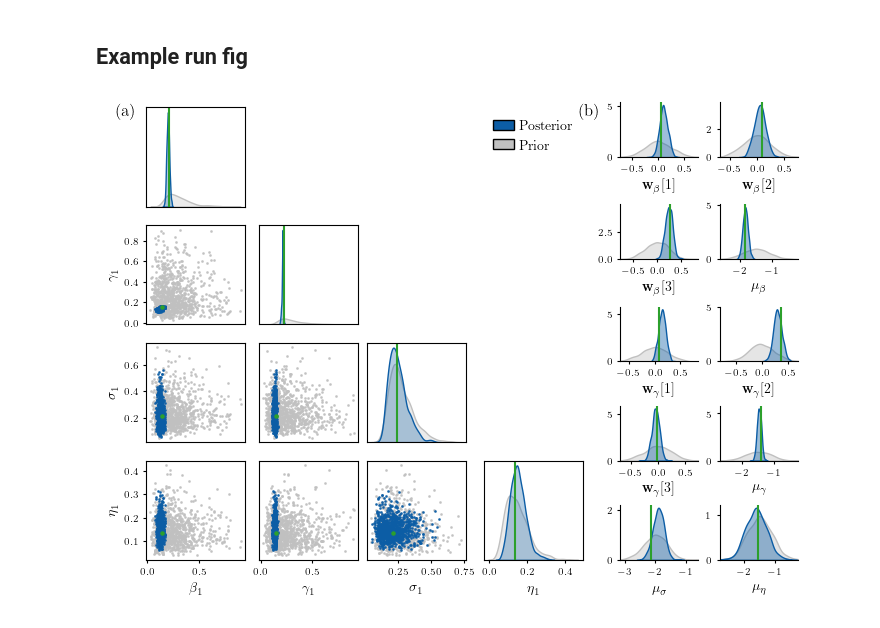
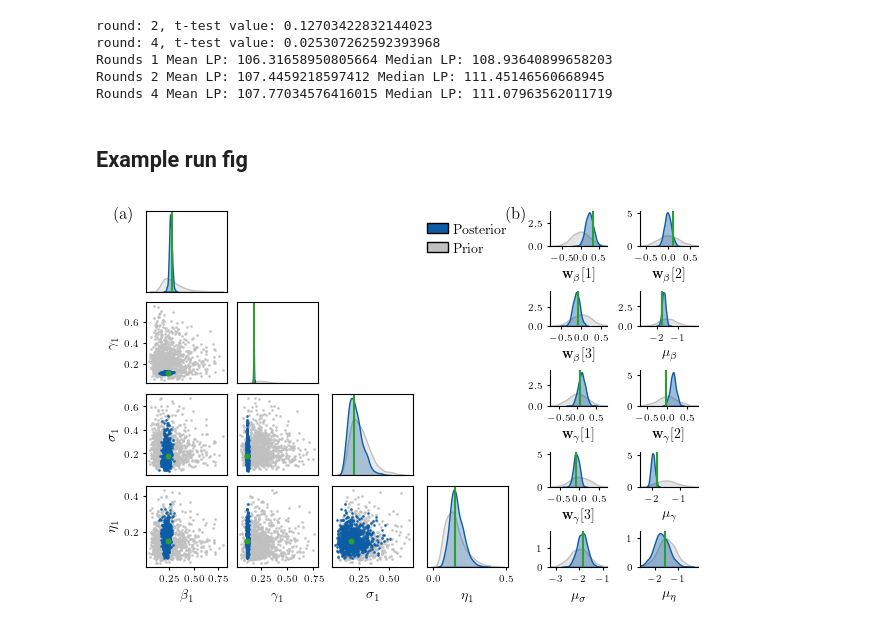
Before and after one commit to danielward27/spyrox, a Jupyter notebook: sir_covariates_results.ipynb, the cells around one changed output. Drawn from its saved outputs; the diff is of its cells as text; code cells hidden in the pictures.

Commit message:
SIR covariates results

```diff
--- a/sir_covariates_results.ipynb
+++ b/sir_covariates_results.ipynb
@@ -127,10 +127,11 @@ for ax, n_rounds in zip(log_prob_axes, num_rounds, strict=True):
         hue_order=palette.keys(),
         ax=ax,
         legend=False,
+        showmeans=True,
         **box_kwargs,
     )
 
-log_prob_axes[0].set_ylabel(r"Log prob. $\theta^*$", size=11)
+log_prob_axes[0].set_ylabel(r"Log prob. $\mathbb{\theta}^*$", size=11)
 legend_fig.legend(handles=handles, ncols=len(method_names))
 
 for ax in log_prob_axes:
@@ -146,5 +147,5 @@ for ax in cov_axes:
 for letter, ax in zip(["a", "b"], (cov_axes[0], log_prob_axes[0]), strict=True):
     ax.text(-0.6, 0.5, f"({letter})", transform=ax.transAxes, va='center')
 
-total_fig.savefig(f"plots/sirsde_with_covariates_simbudget={budget}.pdf")
+# total_fig.savefig(f"plots/sirsde_with_covariates_simbudget={budget}.pdf")
 # %% [output]
@@ -178,3 +153,26 @@ print(frequency_table)
+# %%
+import pandas as pd
+from scipy.stats import ttest_rel
+
+df_subset = df[df["method_name"]=="SoftCVI(a=0.75)"].drop(columns="method_name") # .groupby("num_rounds")  .mean(numeric_only=True)
+data = df_subset.sort_values(by=['seed', 'num_rounds'])
+
+for rounds in [2, 4]:
+    test = ttest_rel(
+        data[data["num_rounds"] == rounds]["log_prob_true"],
+        data[data["num_rounds"] == 1]["log_prob_true"],
+        )
+    print(f"round: {rounds}, t-test value: {test.pvalue}")
+
+for rounds in [1,2,4]:
+    lps = data[data["num_rounds"] == rounds]["log_prob_true"]
+    print(f"Rounds {rounds} Mean LP: {lps.mean()} Median LP: {np.median(lps)}")
+# %% [output]
+round: 2, t-test value: 0.12703422832144023
+round: 4, t-test value: 0.025307262592393968
+Rounds 1 Mean LP: 106.31658950805664 Median LP: 108.93640899658203
+Rounds 2 Mean LP: 107.4459218597412 Median LP: 111.45146560668945
+Rounds 4 Mean LP: 107.77034576416015 Median LP: 111.07963562011719
 # %%
 import jax.numpy as jnp
 import matplotlib.pyplot as plt
@@ -241,7 +239,7 @@ def pairplot_dictionary(
                         truth[j],
                         truth[i],
                         label="True",
-                        s=5*s,
+                        s=10*s,
                         color="tab:green",
                         rasterized=True,
                     )
@@ -272,15 +270,11 @@ def _filter_outliers(data, n=3):
 # %% [markdown]
 ## Example run fig
 # %%
-total_fig = plt.figure(figsize=(7, 5), constrained_layout=True)
+file = "SoftCVI(a=0.75)_seed=1_num_rounds=4_budget=20000"
+total_fig = plt.figure(figsize=(6, 4), constrained_layout=True)
 ind_fig, pop_fig = total_fig.subfigures(ncols=2, width_ratios=[7, 3])
-
-# Add subfigure labels (a) and (b)
-ind_fig.suptitle("(a)", x=0.03, y=0.99, ha='left', va='top', fontsize=12)
-pop_fig.suptitle("(b)", x=-0.07, y=0.99, ha='left', va='top', fontsize=12)
-
-# Plot example posteriors
-file = "SoftCVI(a=0.75)_seed=2_num_rounds=4_budget=10000"
+ind_fig.suptitle("(a)", x=0.03, y=1, ha='left', va='top', fontsize=12)
+pop_fig.suptitle("(b)", x=-0.1, y=1, ha='left', va='top', fontsize=12)
 
 samples = {
     "Prior": dict(jnp.load(f"results/samples/joint_{file}.npz")),
@@ -289,7 +283,7 @@ samples = {
 }
 samples["Prior"] = {k: v for k, v in samples["Prior"].items() if k != "x"}
 
-obs_idx = 0
+obs_idx = 1
 
 ind_fig, pairplot_axes = pairplot_dictionary(
     ind_fig,
@@ -346,31 +340,31 @@ for param in global_parameters:
             strict=True,
         )):
             sns.kdeplot(prior_col, ax=axes[idx], fill=True, alpha=0.4, color=pop_plot_palette["Prior"])
             sns.kdeplot(posterior_col, ax=axes[idx], fill=True, alpha=0.4, color=pop_plot_palette["Posterior"])
             axes[idx].axvline(true, color="tab:green")
             axes[idx].set_xlabel(plot_names[param] + f"[{col_idx+1}]")
             axes[idx].set_xlim(*jnp.quantile(prior_col, jnp.array([0.001, 0.999])))
             idx += 1
     else:
         sns.kdeplot(prior_samps, ax=axes[idx], fill=True, alpha=0.4, color=pop_plot_palette["Prior"])
         sns.kdeplot(posterior_samps, ax=axes[idx], fill=True, alpha=0.4, color=pop_plot_palette["Posterior"])
         axes[idx].axvline(true_samp, color="tab:green")
         axes[idx].set_xlabel(plot_names[param])
         axes[idx].set_xlim(*jnp.quantile(prior_samps, jnp.array([0.001, 0.999])))
         idx += 1
 
 for ax in axes:
     ax.spines['top'].set_visible(False)
     ax.spines['right'].set_visible(False)
 
 [ax.set_ylabel("") for ax in axes]
 
 handles = [
     mpatches.Patch(facecolor=v, label=k.replace("a=", r"$\\alpha$="), edgecolor="black")
     for k, v in pop_plot_palette.items()
 ]
 
 pairplot_axes[0, 3].legend(handles=handles, ncols=1, loc="upper center")
 total_fig.savefig("plots/sir_covariates_example.pdf", dpi=400)
 # %% [output]
-[figure, old version]
+[figure, new version]
```
Also changed, not shown: parts of 3 cells of this notebook, 6 other files.
